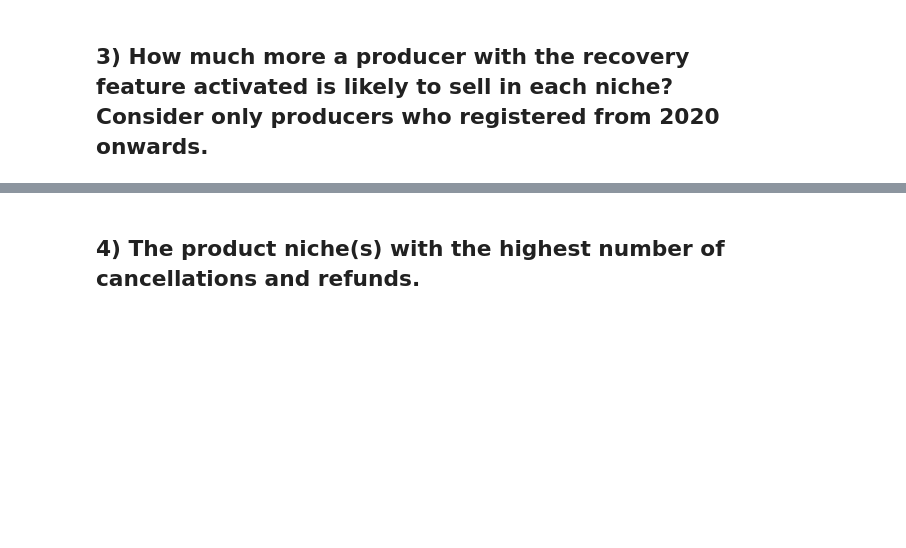
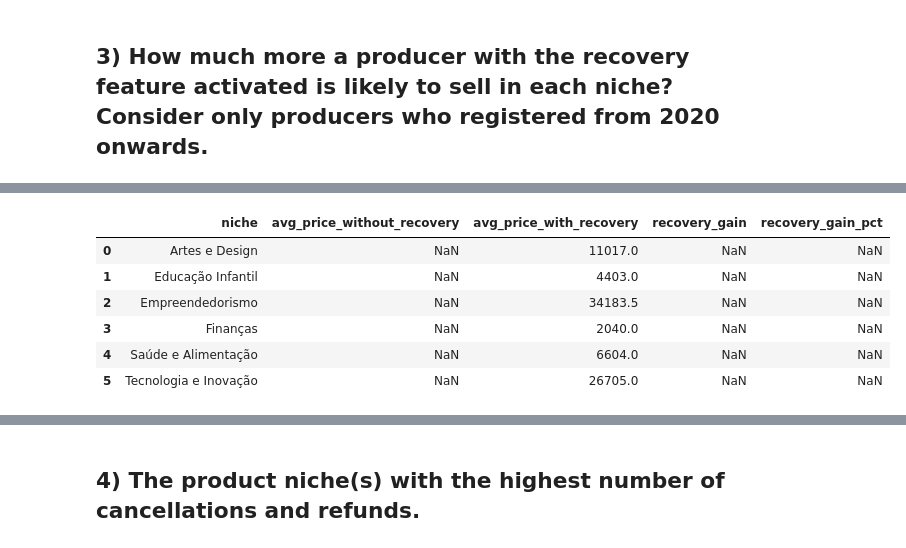
Before and after one commit to hturqueti/xpcourses-data-analysis, a Jupyter notebook: notebooks/01-technical-case.ipynb, the cells around one changed output, grey strips where cells are left out. Drawn from its saved outputs; the diff is of its cells as text; code cells hidden in the pictures; blank space fills up the shorter version.

```diff
--- a/notebooks/01-technical-case.ipynb
+++ b/notebooks/01-technical-case.ipynb
@@ -152,0 +208,42 @@ top_10_products.head(30)
+# %%
+query = """
+WITH avg_per_product_niche AS (
+    SELECT
+        p.niche,
+        (SUM(s.product_price::FLOAT) FILTER (p.recovery_active = 0)) / (COUNT(DISTINCT p.product_id) FILTER (p.recovery_active = 0)) AS avg_price_without_recovery,
+        (SUM(s.product_price::FLOAT) FILTER (p.recovery_active = 1)) / (COUNT(DISTINCT p.product_id) FILTER (p.recovery_active = 1)) AS avg_price_with_recovery,
+    FROM
+        producer AS pr
+    INNER JOIN
+        product AS p ON pr.producer_id = p.producer_id
+    INNER JOIN
+        sales AS s ON p.product_id = s.product_id
+    WHERE
+        YEAR(pr.registry_date::DATE) >= 2020
+    GROUP BY
+        p.niche
+)
+
+SELECT
+    a.niche,
+    a.avg_price_without_recovery,
+    a.avg_price_with_recovery,
+    a.avg_price_with_recovery - a.avg_price_without_recovery AS recovery_gain,
+    a.avg_price_with_recovery / a.avg_price_without_recovery AS recovery_gain_pct
+FROM
+    avg_per_product_niche AS a
+ORDER BY
+    a.niche
+"""
+
+recovery_agin = db.query(query).to_df()
+
+recovery_agin
+# %% [output]
+|  | niche | avg_price_without_recovery | avg_price_with_recovery | recovery_gain | recovery_gain_pct |
+| 0 | Artes e Design | NaN | 11017.0 | NaN | NaN |
+| 1 | Educação Infantil | NaN | 4403.0 | NaN | NaN |
+| 2 | Empreendedorismo | NaN | 34183.5 | NaN | NaN |
+| 3 | Finanças | NaN | 2040.0 | NaN | NaN |
+| 4 | Saúde e Alimentação | NaN | 6604.0 | NaN | NaN |
+| 5 | Tecnologia e Inovação | NaN | 26705.0 | NaN | NaN |
```
Also changed, not shown: parts of 6 cells of this notebook.
